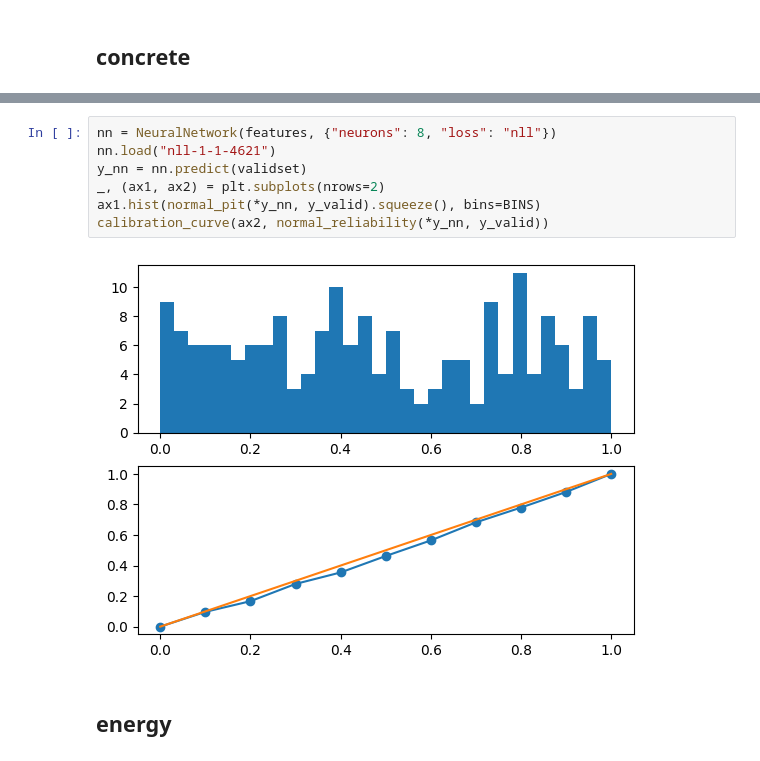
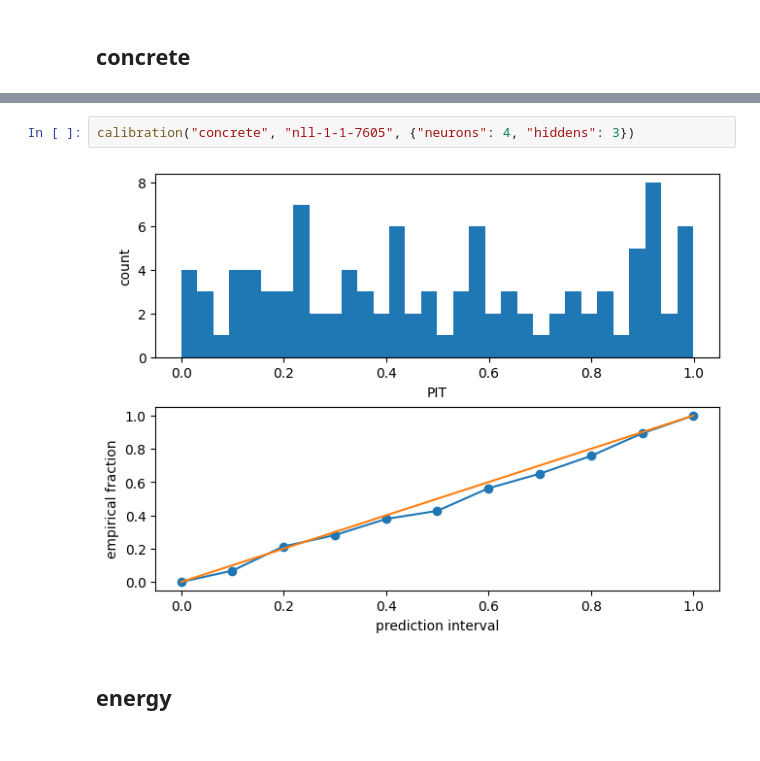
Before and after one commit to podondra/active-domain-adaptation, a Jupyter notebook: regression.ipynb, the cells around one changed output, grey strips where cells are left out. Cells and saved outputs as stored; diff of their text form.

```diff
--- a/regression.ipynb
+++ b/regression.ipynb
@@ -38,11 +39,6 @@ torch.Size([186, 8])
-# %%
-nn = NeuralNetwork(features, {"neurons": 8, "loss": "nll"})
-nn.load("nll-1-1-4621")
-y_nn = nn.predict(validset)
-_, (ax1, ax2) = plt.subplots(nrows=2)
-ax1.hist(normal_pit(*y_nn, y_valid).squeeze(), bins=BINS)
-calibration_curve(ax2, normal_reliability(*y_nn, y_valid))
-# %% [output]
-[figure, removed]
+# %%
+calibration("concrete", "nll-1-1-7605", {"neurons": 4, "hiddens": 3})
+# %% [output]
+[figure, added]
 # %% [markdown]
 ## energy
```
Also changed, not shown: parts of 49 cells of this notebook, 6 other files.
